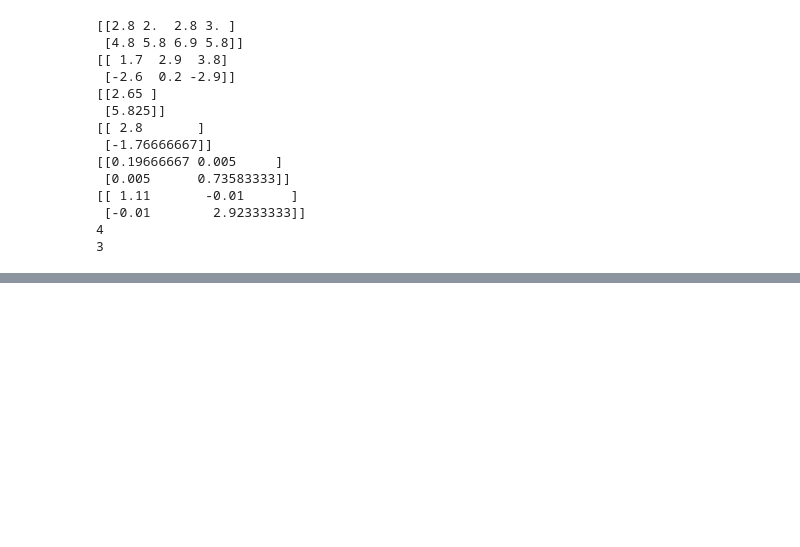
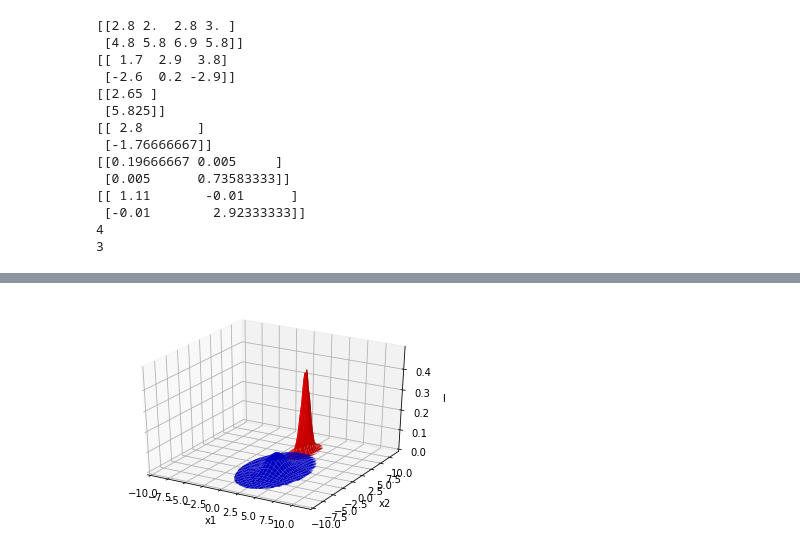
Before and after one commit to vgaupset/ele520-assignment3, a Jupyter notebook: labsol3.ipynb, the cells around one changed output, grey strips where cells are left out. Cells and saved outputs as stored; diff of their text form; code cells hidden in the pictures; blank space fills up the shorter version.

```diff
--- a/labsol3.ipynb
+++ b/labsol3.ipynb
@@ -152,0 +140,5 @@ SyntaxError: incomplete input (416649558.py, line 51)
+# %%
+# c) d)
+labsol3(X)
+# %% [output]
+[figure, added]
```
Also changed, not shown: parts of 5 cells of this notebook, 1 other file.
